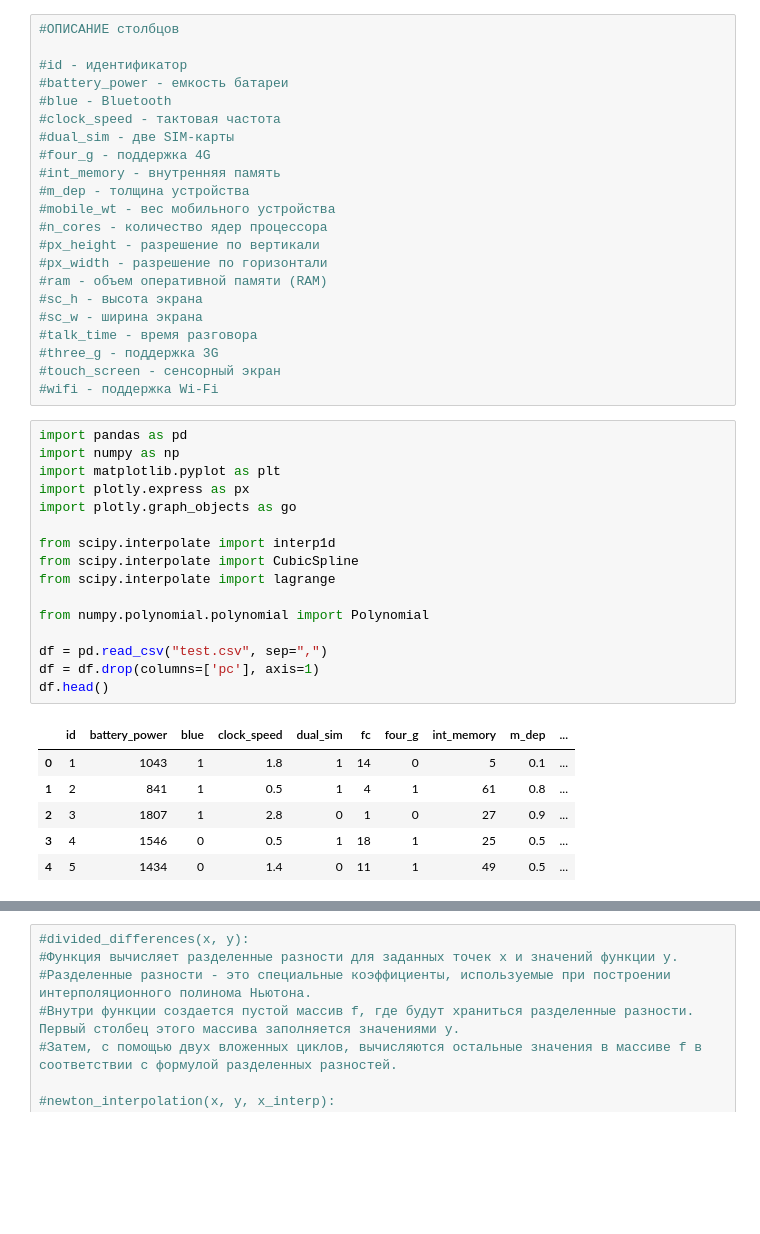
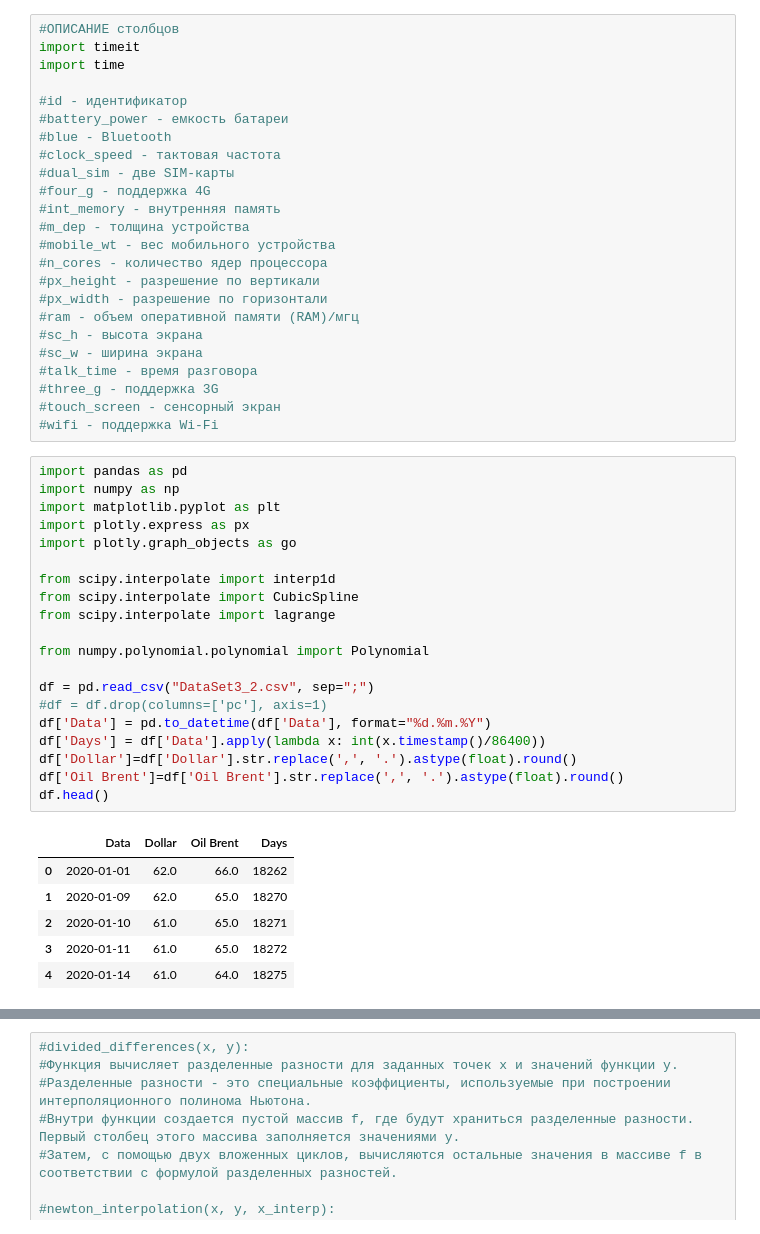
Before and after one commit to DimaSalnik0v/machine_learning, a Jupyter notebook: lab_3/lab3.ipynb, the cells around one changed output, grey strips where cells are left out. Cells and saved outputs as stored; diff of their text form; blank space fills up the shorter version.

```diff
--- a/lab_3/lab3.ipynb
+++ b/lab_3/lab3.ipynb
@@ -1,5 +1,7 @@
 # %%
 #ОПИСАНИЕ столбцов
+import timeit
+import time
 
 #id - идентификатор
 #battery_power - емкость батареи
@@ -13,7 +15,7 @@
 #n_cores - количество ядер процессора
 #px_height - разрешение по вертикали
 #px_width - разрешение по горизонтали
-#ram - объем оперативной памяти (RAM)
+#ram - объем оперативной памяти (RAM)/мгц
 #sc_h - высота экрана
 #sc_w - ширина экрана
 #talk_time - время разговора
@@ -23,26 +25,30 @@
 # %%
 import pandas as pd
 import numpy as np
 import matplotlib.pyplot as plt
 import plotly.express as px
 import plotly.graph_objects as go
 
 from scipy.interpolate import interp1d
 from scipy.interpolate import CubicSpline
 from scipy.interpolate import lagrange
 
 from numpy.polynomial.polynomial import Polynomial
 
-df = pd.read_csv("test.csv", sep=",")
-df = df.drop(columns=['pc'], axis=1)
+df = pd.read_csv("DataSet3_2.csv", sep=";")
+#df = df.drop(columns=['pc'], axis=1)
+df['Data'] = pd.to_datetime(df['Data'], format="%d.%m.%Y")
+df['Days'] = df['Data'].apply(lambda x: int(x.timestamp()/86400))
+df['Dollar']=df['Dollar'].str.replace(',', '.').astype(float).round()
+df['Oil Brent']=df['Oil Brent'].str.replace(',', '.').astype(float).round()
 df.head()
 # %% [output]
-|  | id | battery_power | blue | clock_speed | dual_sim | fc | four_g | int_memory | m_dep | ... |
-| 0 | 1 | 1043 | 1 | 1.8 | 1 | 14 | 0 | 5 | 0.1 | ... |
-| 1 | 2 | 841 | 1 | 0.5 | 1 | 4 | 1 | 61 | 0.8 | ... |
-| 2 | 3 | 1807 | 1 | 2.8 | 0 | 1 | 0 | 27 | 0.9 | ... |
-| 3 | 4 | 1546 | 0 | 0.5 | 1 | 18 | 1 | 25 | 0.5 | ... |
-| 4 | 5 | 1434 | 0 | 1.4 | 0 | 11 | 1 | 49 | 0.5 | ... |
+|  | Data | Dollar | Oil Brent | Days |
+| 0 | 2020-01-01 | 62.0 | 66.0 | 18262 |
+| 1 | 2020-01-09 | 62.0 | 65.0 | 18270 |
+| 2 | 2020-01-10 | 61.0 | 65.0 | 18271 |
+| 3 | 2020-01-11 | 61.0 | 65.0 | 18272 |
+| 4 | 2020-01-14 | 61.0 | 64.0 | 18275 |
 # %%
 #Линейная интерполяция
 
```
Also changed, not shown: parts of 5 cells of this notebook, 3 other files.
